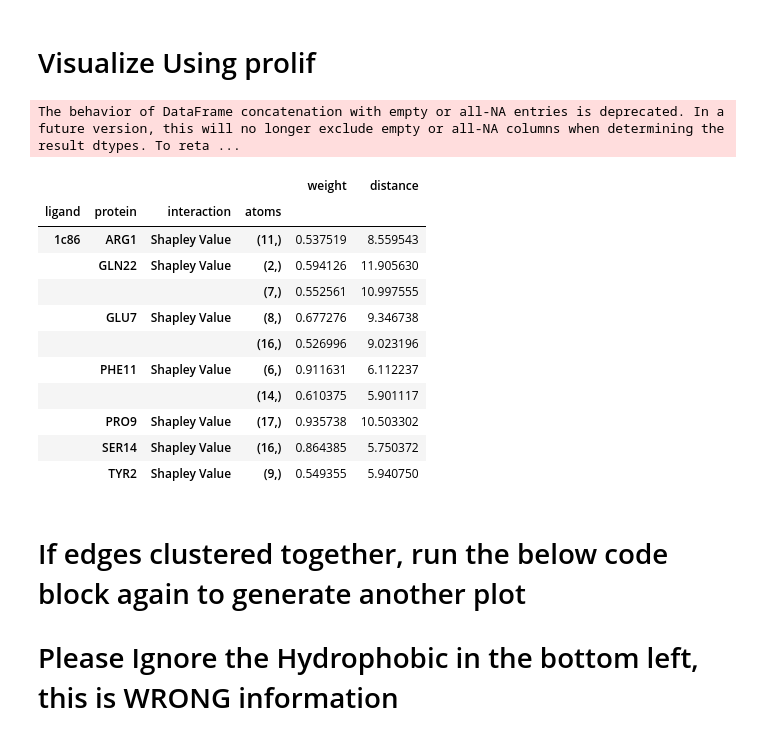
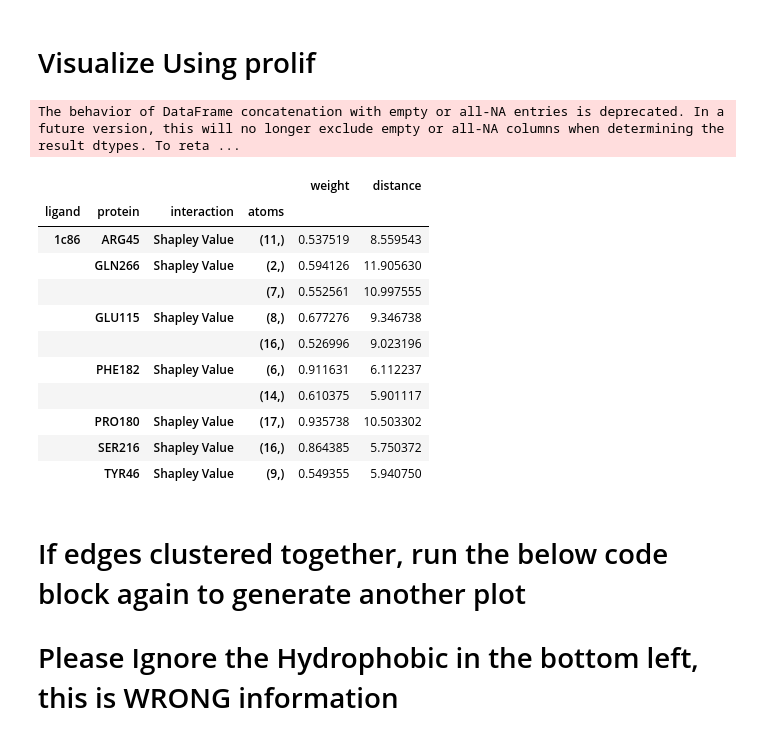
Before and after one commit to mims-harvard/ATOMICA, a Jupyter notebook: shapley_visual.ipynb, the cells around one changed output. Saved outputs shown, nothing was run; the diff lists cells and outputs as text; code cells hidden in the pictures.

Commit message:
fiexed amino acid index

```diff
--- a/shapley_visual.ipynb
+++ b/shapley_visual.ipynb
@@ -34,3 +36,5 @@ raw_data_item = lmdb_dataset.__getitem__(lmdb_dataset.ids().index(data_id))
+# %%
+residue_id = raw_data_item['atoms_pocket'][['residue', 'resname']].drop_duplicates().reset_index(drop=True)
 # %% [markdown]
 # Generate RDKit.Mol Object of Ligand
 # %%
@@ -164,43 +168,43 @@ def calc_distance(node1, node2):
 # %%
 # construct dataframe for prolif
 df = pd.DataFrame(columns=["ligand", "protein", "interaction", "atoms", "weight", "distance"])
 
 # iterate through top_20_edges. for each edge, store ligand as 1c86; then map node1 to VOCAB, store as protein; store node2 as atoms; store shapley value as weight; then using calc_distance to calculate distance, and store distance
 for i, edge in enumerate(top_edges):
     if edge[0] == 23:
         continue
     ligand = "1c86"
     # idx here is the idx in the B, use B[idx] to map back to amino acid or atom number
-    protein = VOCAB.idx_to_abrv(B[edge[0]]) + str(edge[0])
+    protein = VOCAB.idx_to_abrv(B[edge[0]]) + str(residue_id.iloc[edge[0]-1]['residue'])
     atom_idx = int(edge[1]-24)
     # create a tuple with only 1 element
     atoms = (atom_idx,)
     interaction = "Shapley Value"
     weight = top_edges_shapley[i] * 30
     distance = calc_distance(edge[0], edge[1])
     df = pd.concat([df, pd.DataFrame({"ligand": ligand, "protein": protein, "interaction": interaction, "atoms": atoms, "weight": weight, "distance": distance})], ignore_index=True)
 
 # set atoms type to tuple
 df.atoms = df.atoms.apply(lambda x: (x,))
 
 # order by protein, interaction, atoms
 df.sort_values(by=["ligand", "protein", "interaction", "atoms"], inplace=True)
 df.set_index(["ligand", "protein", "interaction", "atoms"], inplace=True)
 df
 # %% [output]
 The behavior of DataFrame concatenation with empty or all-NA entries is deprecated. In a future version, this will no longer exclude empty or all-NA columns when determining the result dtypes. To reta ...
 |  |  |  |  | weight | distance |
 | ligand | protein | interaction | atoms |  |  |
-| 1c86 | ARG1 | Shapley Value | (11,) | 0.537519 | 8.559543 |
-|  | GLN22 | Shapley Value | (2,) | 0.594126 | 11.905630 |
+| 1c86 | ARG45 | Shapley Value | (11,) | 0.537519 | 8.559543 |
+|  | GLN266 | Shapley Value | (2,) | 0.594126 | 11.905630 |
 |  |  |  | (7,) | 0.552561 | 10.997555 |
-|  | GLU7 | Shapley Value | (8,) | 0.677276 | 9.346738 |
+|  | GLU115 | Shapley Value | (8,) | 0.677276 | 9.346738 |
 |  |  |  | (16,) | 0.526996 | 9.023196 |
-|  | PHE11 | Shapley Value | (6,) | 0.911631 | 6.112237 |
+|  | PHE182 | Shapley Value | (6,) | 0.911631 | 6.112237 |
 |  |  |  | (14,) | 0.610375 | 5.901117 |
-|  | PRO9 | Shapley Value | (17,) | 0.935738 | 10.503302 |
-|  | SER14 | Shapley Value | (16,) | 0.864385 | 5.750372 |
-|  | TYR2 | Shapley Value | (9,) | 0.549355 | 5.940750 |
+|  | PRO180 | Shapley Value | (17,) | 0.935738 | 10.503302 |
+|  | SER216 | Shapley Value | (16,) | 0.864385 | 5.750372 |
+|  | TYR46 | Shapley Value | (9,) | 0.549355 | 5.940750 |
 # %% [markdown]
 # If edges clustered together, run the below code block again to generate another plot
 
```
Also changed, not shown: parts of 1 cell of this notebook.
